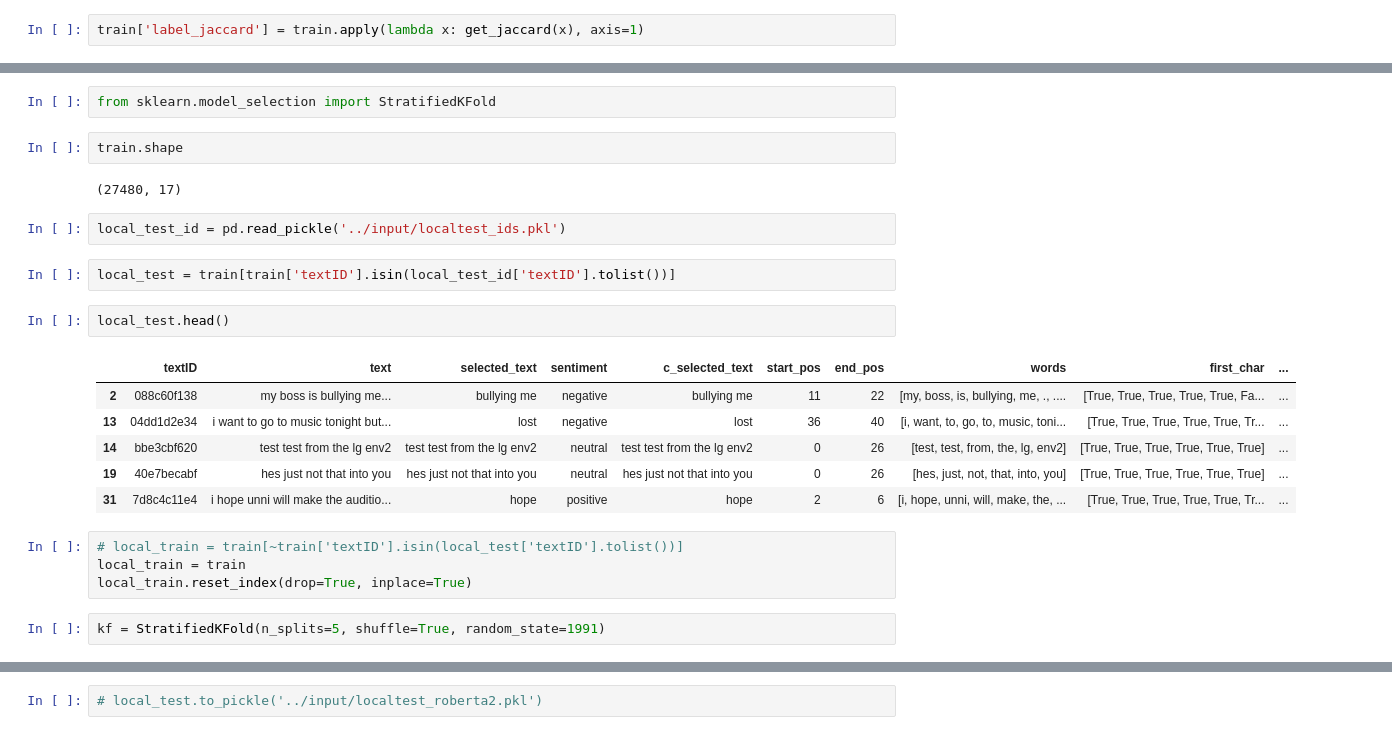
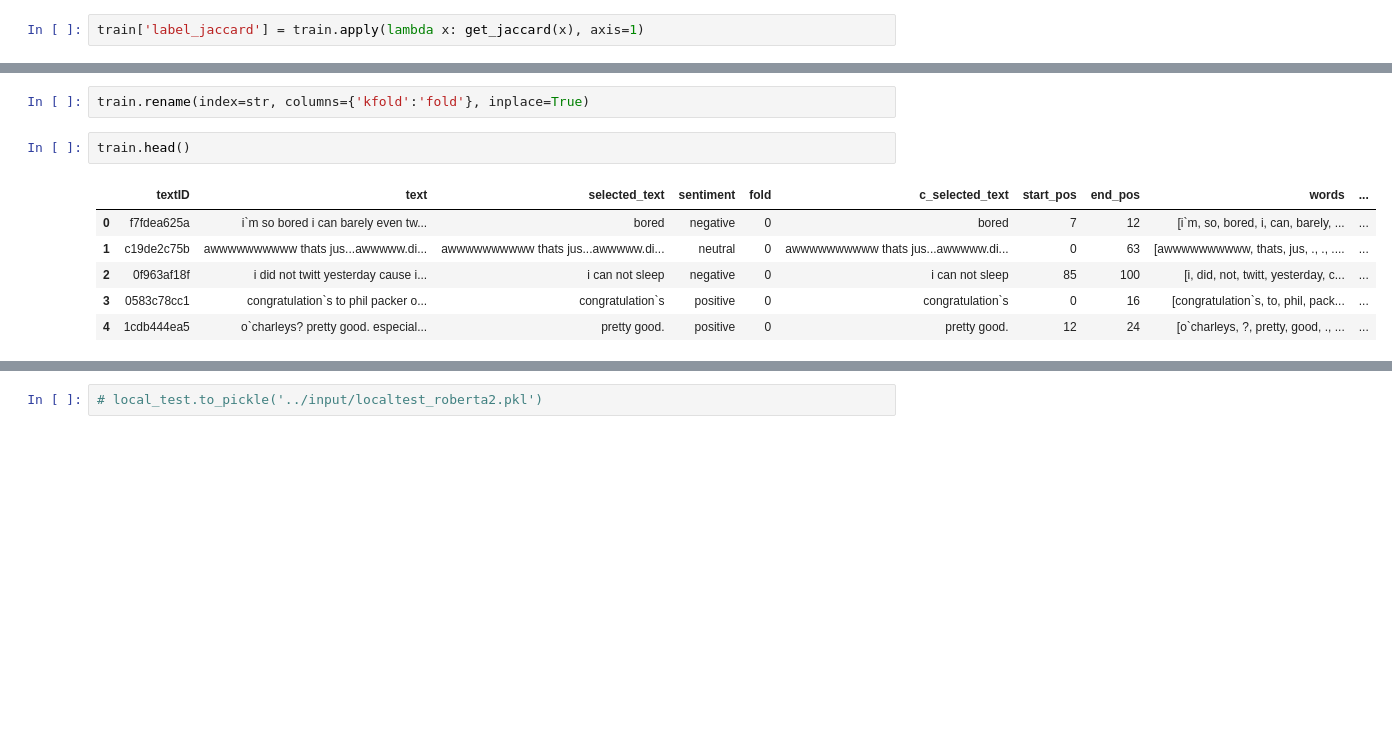
Before and after one commit to thuwyh/Tweet-Sentiment-Extraction, a Jupyter notebook: notebook/robert-prepare-data-multispan-aug.ipynb, the cells around one changed output, grey strips where cells are left out. Cells and saved outputs as stored; diff of their text form; blank space fills up the shorter version.

```diff
--- a/notebook/robert-prepare-data-multispan-aug.ipynb
+++ b/notebook/robert-prepare-data-multispan-aug.ipynb
@@ -284,25 +261,11 @@ train[train['label_jaccard']<0.5].sample(n=10)
-# %%
-from sklearn.model_selection import StratifiedKFold
+# %%
+train.rename(index=str, columns={'kfold':'fold'}, inplace=True)
 # %%
-train.shape
+train.head()
 # %% [output]
-(27480, 17)
+|  | textID | text | selected_text | sentiment | fold | c_selected_text | start_pos | end_pos | words | ... |
+| 0 | f7fdea625a | i`m so bored i can barely even tw... | bored | negative | 0 | bored | 7 | 12 | [i`m, so, bored, i, can, barely, ... | ... |
+| 1 | c19de2c75b | awwwwwwwwww thats jus...awwwww.di... | awwwwwwwwww thats jus...awwwww.di... | neutral | 0 | awwwwwwwwww thats jus...awwwww.di... | 0 | 63 | [awwwwwwwwww, thats, jus, ., ., .... | ... |
+| 2 | 0f963af18f | i did not twitt yesterday cause i... | i can not sleep | negative | 0 | i can not sleep | 85 | 100 | [i, did, not, twitt, yesterday, c... | ... |
+| 3 | 0583c78cc1 | congratulation`s to phil packer o... | congratulation`s | positive | 0 | congratulation`s | 0 | 16 | [congratulation`s, to, phil, pack... | ... |
+| 4 | 1cdb444ea5 | o`charleys? pretty good. especial... | pretty good. | positive | 0 | pretty good. | 12 | 24 | [o`charleys, ?, pretty, good, ., ... | ... |
-# %%
-local_test_id = pd.read_pickle('../input/localtest_ids.pkl')
-# %%
-local_test = train[train['textID'].isin(local_test_id['textID'].tolist())]
-# %%
-local_test.head()
-# %% [output]
-|  | textID | text | selected_text | sentiment | c_selected_text | start_pos | end_pos | words | first_char | ... |
-| 2 | 088c60f138 | my boss is bullying me... | bullying me | negative | bullying me | 11 | 22 | [my, boss, is, bullying, me, ., .... | [True, True, True, True, True, Fa... | ... |
-| 13 | 04dd1d2e34 | i want to go to music tonight but... | lost | negative | lost | 36 | 40 | [i, want, to, go, to, music, toni... | [True, True, True, True, True, Tr... | ... |
-| 14 | bbe3cbf620 | test test from the lg env2 | test test from the lg env2 | neutral | test test from the lg env2 | 0 | 26 | [test, test, from, the, lg, env2] | [True, True, True, True, True, True] | ... |
-| 19 | 40e7becabf | hes just not that into you | hes just not that into you | neutral | hes just not that into you | 0 | 26 | [hes, just, not, that, into, you] | [True, True, True, True, True, True] | ... |
-| 31 | 7d8c4c11e4 | i hope unni will make the auditio... | hope | positive | hope | 2 | 6 | [i, hope, unni, will, make, the, ... | [True, True, True, True, True, Tr... | ... |
-# %%
-# local_train = train[~train['textID'].isin(local_test['textID'].tolist())]
-local_train = train
-local_train.reset_index(drop=True, inplace=True)
-# %%
-kf = StratifiedKFold(n_splits=5, shuffle=True, random_state=1991)
```
Also changed, not shown: parts of 14 cells of this notebook, 5 other files.
